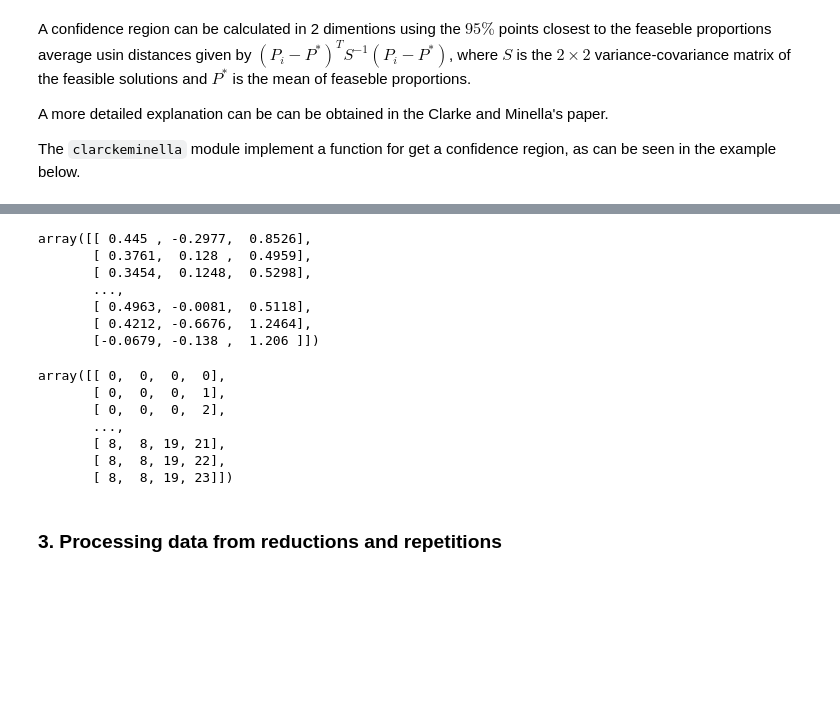
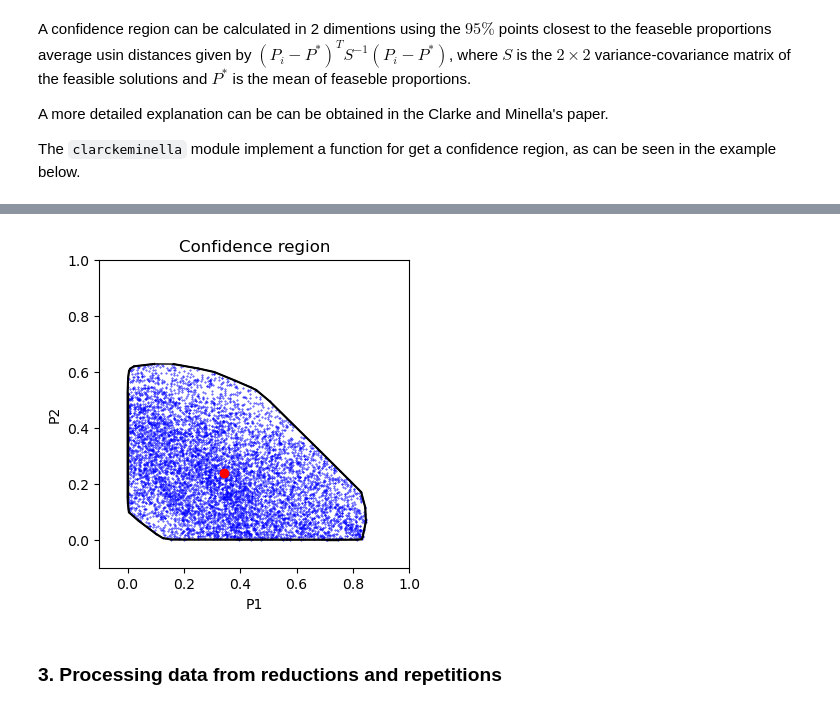
Before and after one commit to tiagoburiol/PySASF, a Jupyter notebook: pysasf/quick_start.ipynb, the cells around one changed output, grey strips where cells are left out. Saved outputs shown, nothing was run; the diff lists cells and outputs as text; code cells hidden in the pictures; blank space fills up the shorter version.

```diff
--- a/pysasf/quick_start.ipynb
+++ b/pysasf/quick_start.ipynb
@@ -108,20 +102,0 @@ cm.draw_hull(Pcr)
-# %%
-arvorezinha.props
-# %% [output]
-array([[ 0.445 , -0.2977,  0.8526],
-       [ 0.3761,  0.128 ,  0.4959],
-       [ 0.3454,  0.1248,  0.5298],
-       ...,
-       [ 0.4963, -0.0081,  0.5118],
-       [ 0.4212, -0.6676,  1.2464],
-       [-0.0679, -0.138 ,  1.206 ]])
-# %%
-arvorezinha.combs
-# %% [output]
-array([[ 0,  0,  0,  0],
-       [ 0,  0,  0,  1],
-       [ 0,  0,  0,  2],
-       ...,
-       [ 8,  8, 19, 21],
-       [ 8,  8, 19, 22],
-       [ 8,  8, 19, 23]])
@@ -128,3 +105,7 @@ array([[ 0,  0,  0,  0],
+# %%
+plots.draw_hull(Pcr, title = 'Confidence region')
+# %% [output]
+[figure, added]
 # %% [markdown]
 ### 3. Processing data from reductions and repetitions
 # %% [markdown]
```
Also changed, not shown: parts of 10 cells of this notebook, 3 other files.
